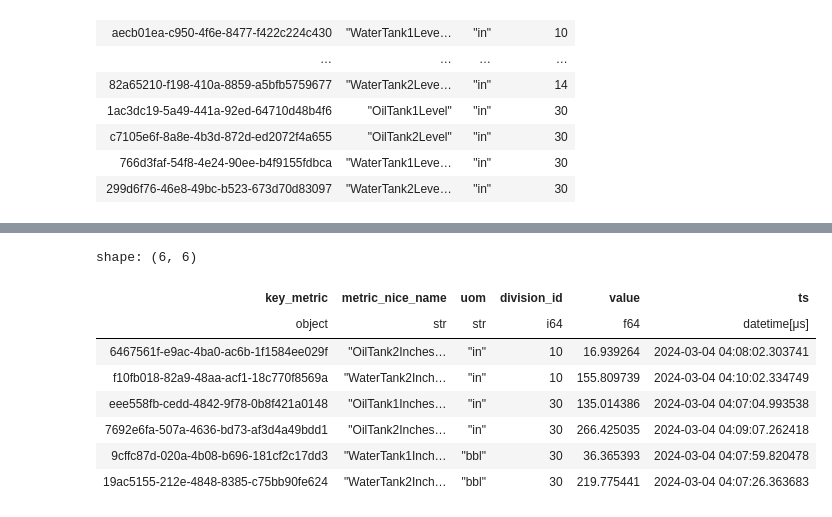
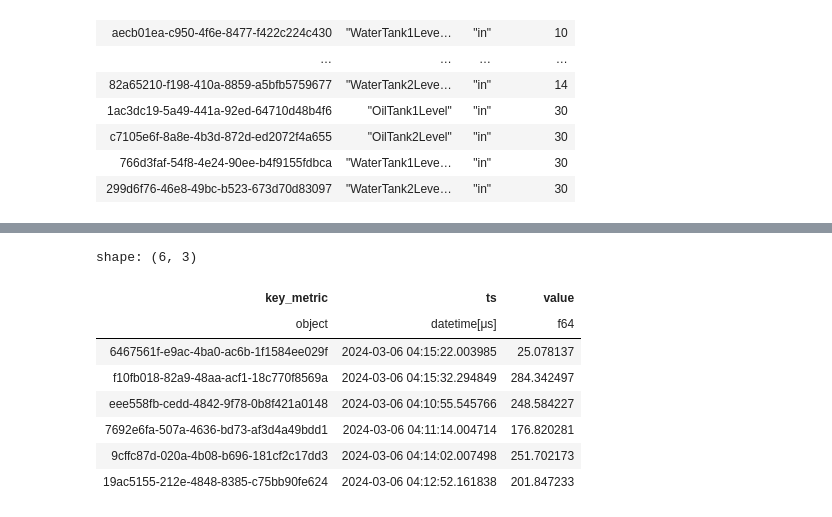
Before and after one commit to WolfEYc/eog_mock, a Jupyter notebook: notebooks/insert_catalog.ipynb, the cells around one changed output, grey strips where cells are left out. Drawn from its saved outputs; the diff is of its cells as text; code cells hidden in the pictures.

```diff
--- a/notebooks/insert_catalog.ipynb
+++ b/notebooks/insert_catalog.ipynb
@@ -234,6 +238,6 @@ ts = map(
 )
 values = pl.Series("value", values)
 ts = pl.Series("ts", ts)
-tank_inches_until_alarm_df = tank_inches_until_alarm_df.with_columns(values, ts)
+tank_inches_until_alarm_df = tank_inches_until_alarm_df.select("key_metric", ts, values)
 tank_inches_until_alarm_df
 # %% [output]
@@ -249,26 +253,26 @@ shape: (6, 6)
 # %%
 tank_inches_to_esd = timeseries_df.filter(
     pl.col("metric_nice_name").str.contains("InchesToESD")
 )
 values = map(lambda _: random.uniform(0.0, 400), range(tank_inches_to_esd.height))
 ts = map(
     lambda _: now - timedelta(minutes=random.uniform(0, 5)),
     range(tank_inches_until_alarm_df.height),
 )
 values = pl.Series("value", values)
 ts = pl.Series("ts", ts)
-tank_inches_to_esd = tank_inches_to_esd.with_columns(values, ts)
+tank_inches_to_esd = tank_inches_to_esd.select("key_metric", ts, values)
 tank_inches_to_esd
 # %% [output]
-shape: (6, 6)
+shape: (6, 3)
-| key_metric | metric_nice_name | uom | division_id | value | ts |
-| object | str | str | i64 | f64 | datetime[μs] |
-| 6467561f-e9ac-4ba0-ac6b-1f1584ee029f | "OilTank2Inches… | "in" | 10 | 16.939264 | 2024-03-04 04:08:02.303741 |
-| f10fb018-82a9-48aa-acf1-18c770f8569a | "WaterTank2Inch… | "in" | 10 | 155.809739 | 2024-03-04 04:10:02.334749 |
-| eee558fb-cedd-4842-9f78-0b8f421a0148 | "OilTank1Inches… | "in" | 30 | 135.014386 | 2024-03-04 04:07:04.993538 |
-| 7692e6fa-507a-4636-bd73-af3d4a49bdd1 | "OilTank2Inches… | "in" | 30 | 266.425035 | 2024-03-04 04:09:07.262418 |
-| 9cffc87d-020a-4b08-b696-181cf2c17dd3 | "WaterTank1Inch… | "bbl" | 30 | 36.365393 | 2024-03-04 04:07:59.820478 |
-| 19ac5155-212e-4848-8385-c75bb90fe624 | "WaterTank2Inch… | "bbl" | 30 | 219.775441 | 2024-03-04 04:07:26.363683 |
+| key_metric | ts | value |
+| object | datetime[μs] | f64 |
+| 6467561f-e9ac-4ba0-ac6b-1f1584ee029f | 2024-03-06 04:15:22.003985 | 25.078137 |
+| f10fb018-82a9-48aa-acf1-18c770f8569a | 2024-03-06 04:15:32.294849 | 284.342497 |
+| eee558fb-cedd-4842-9f78-0b8f421a0148 | 2024-03-06 04:10:55.545766 | 248.584227 |
+| 7692e6fa-507a-4636-bd73-af3d4a49bdd1 | 2024-03-06 04:11:14.004714 | 176.820281 |
+| 9cffc87d-020a-4b08-b696-181cf2c17dd3 | 2024-03-06 04:14:02.007498 | 251.702173 |
+| 19ac5155-212e-4848-8385-c75bb90fe624 | 2024-03-06 04:12:52.161838 | 201.847233 |
 # %%
 time_until_esd = timeseries_df.filter(
     pl.col("metric_nice_name").str.contains("TimeUntilESD")
```
Also changed, not shown: parts of 14 cells of this notebook, 2 other files.
